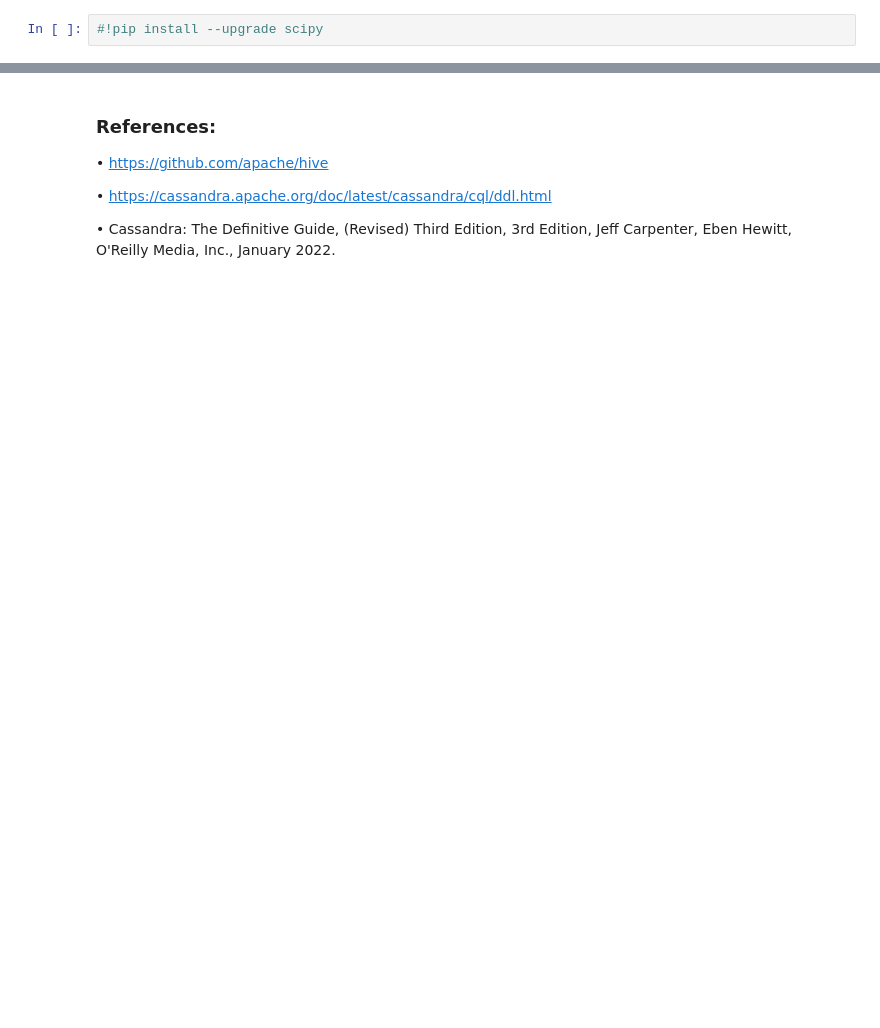
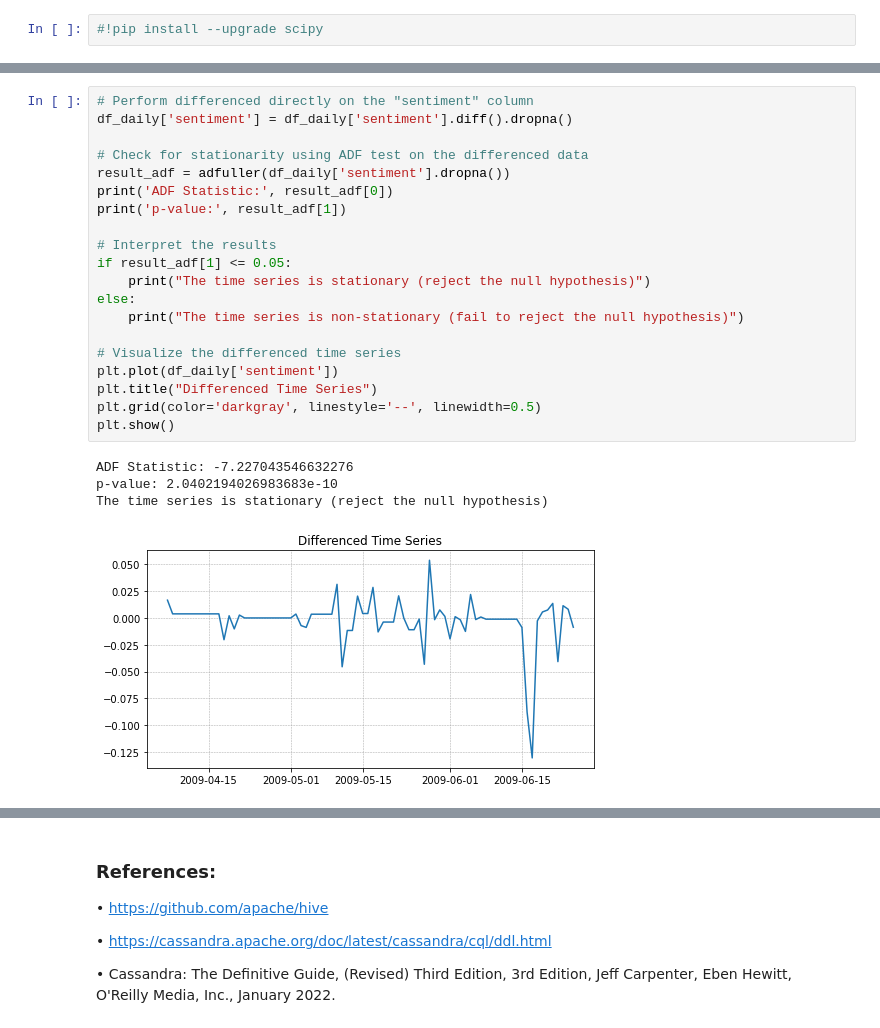
Before and after one commit to CleliaCaetano/CA2_SEM2_ProjectTweets, a Jupyter notebook: MScDataAnalytics_CA2_SEM2_CleliaCaetano.ipynb, the cells around one changed output, grey strips where cells are left out. Cells and saved outputs as stored; diff of their text form; blank space fills up the shorter version.

```diff
--- a/MScDataAnalytics_CA2_SEM2_CleliaCaetano.ipynb
+++ b/MScDataAnalytics_CA2_SEM2_CleliaCaetano.ipynb
@@ -1298,0 +1255,25 @@ date
+# %%
+# Perform differenced directly on the "sentiment" column
+df_daily['sentiment'] = df_daily['sentiment'].diff().dropna()
+
+# Check for stationarity using ADF test on the differenced data
+result_adf = adfuller(df_daily['sentiment'].dropna())
+print('ADF Statistic:', result_adf[0])
+print('p-value:', result_adf[1])
+
+# Interpret the results
+if result_adf[1] <= 0.05:
+    print("The time series is stationary (reject the null hypothesis)")
+else:
+    print("The time series is non-stationary (fail to reject the null hypothesis)")
+
+# Visualize the differenced time series
+plt.plot(df_daily['sentiment'])
+plt.title("Differenced Time Series")
+plt.grid(color='darkgray', linestyle='--', linewidth=0.5)
+plt.show()
+# %% [output]
+ADF Statistic: -7.227043546632276
+p-value: 2.0402194026983683e-10
+The time series is stationary (reject the null hypothesis)
+[figure, added]
```
Also changed, not shown: parts of 68 cells of this notebook.
